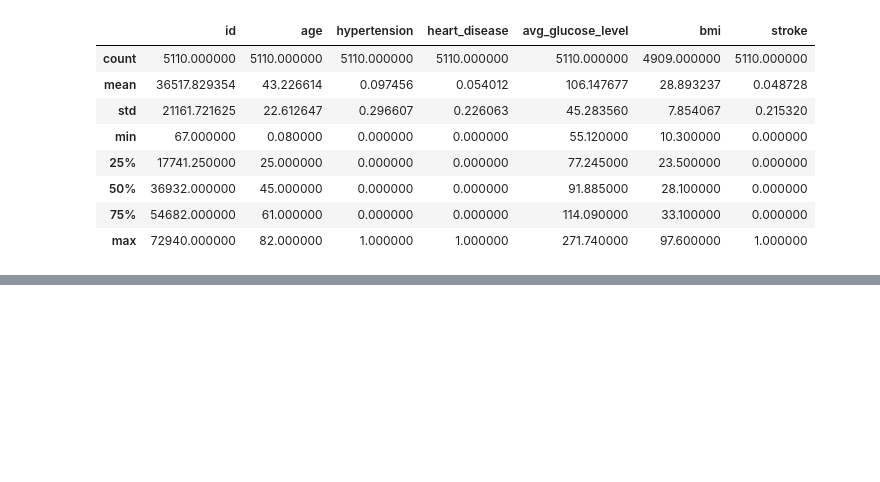
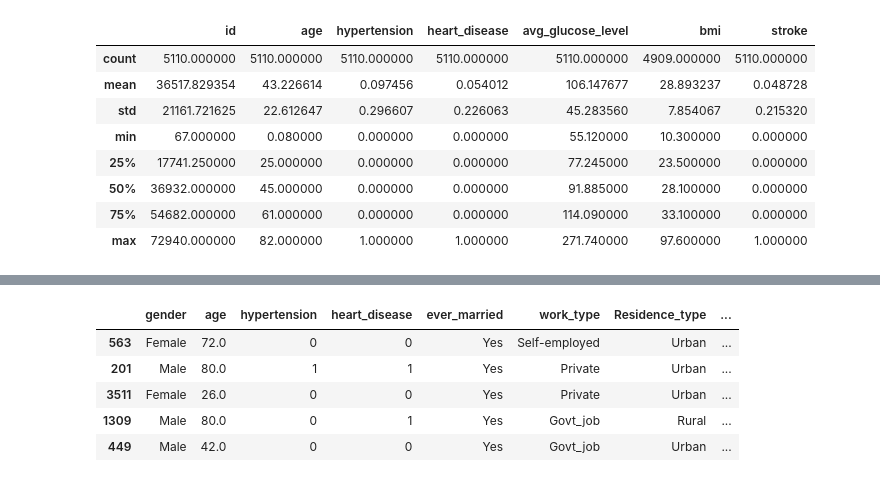
Before and after one commit to sjw19206/DataScience, a Jupyter notebook: kaggle-stroke-prediction/pandas-stroke-prediction.ipynb, the cells around one changed output, grey strips where cells are left out. Saved outputs shown, nothing was run; the diff lists cells and outputs as text; code cells hidden in the pictures; blank space fills up the shorter version.

```diff
--- a/kaggle-stroke-prediction/pandas-stroke-prediction.ipynb
+++ b/kaggle-stroke-prediction/pandas-stroke-prediction.ipynb
@@ -28,0 +149,11 @@ stroke_ds
+# %%
+stroke_ds_new.drop(['id'],axis=1,inplace = True)
+# %%
+stroke_ds_new.head(5)
+# %% [output]
+|  | gender | age | hypertension | heart_disease | ever_married | work_type | Residence_type | ... |
+| 563 | Female | 72.0 | 0 | 0 | Yes | Self-employed | Urban | ... |
+| 201 | Male | 80.0 | 1 | 1 | Yes | Private | Urban | ... |
+| 3511 | Female | 26.0 | 0 | 0 | Yes | Private | Urban | ... |
+| 1309 | Male | 80.0 | 0 | 1 | Yes | Govt_job | Rural | ... |
+| 449 | Male | 42.0 | 0 | 0 | Yes | Govt_job | Urban | ... |
```
Also changed, not shown: parts of 24 cells of this notebook, 2 other files.
